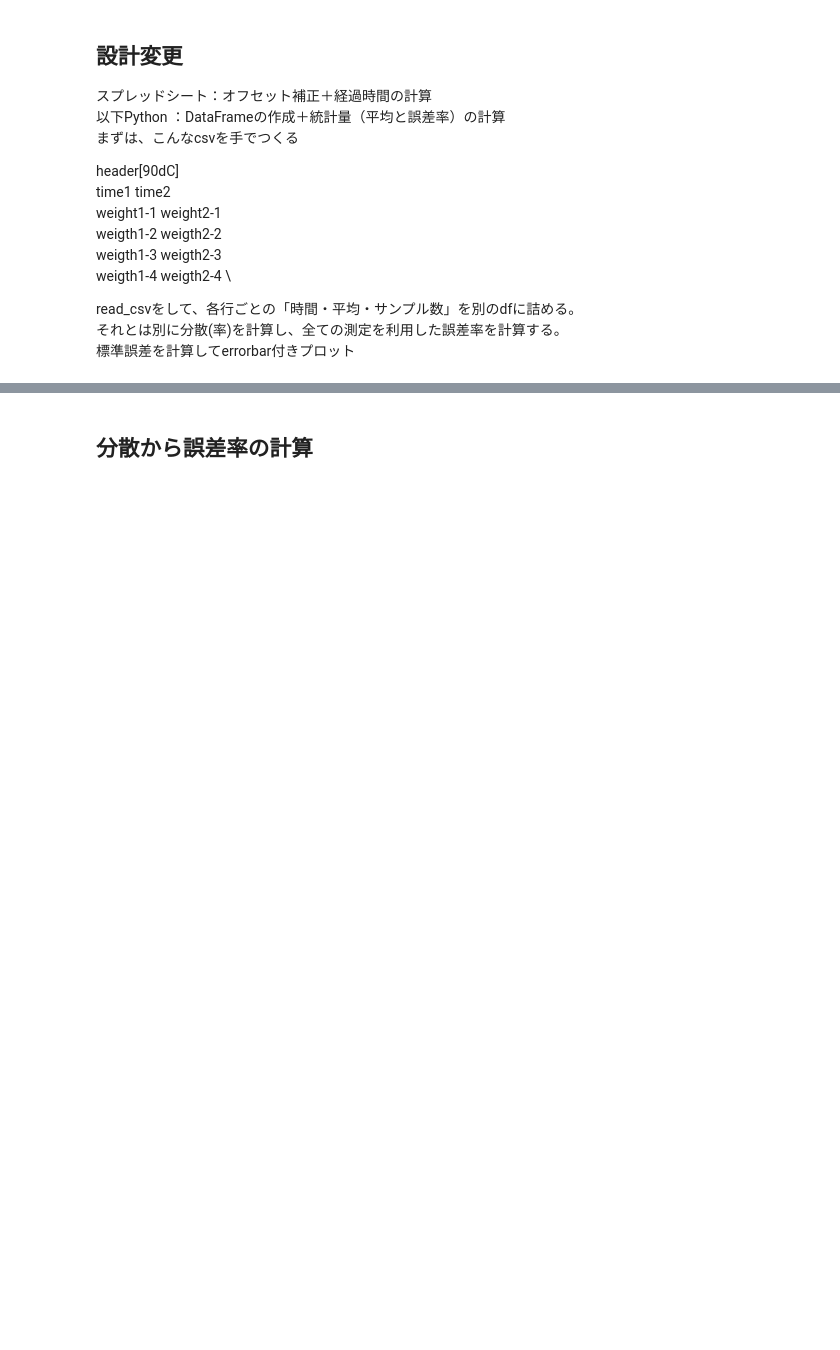
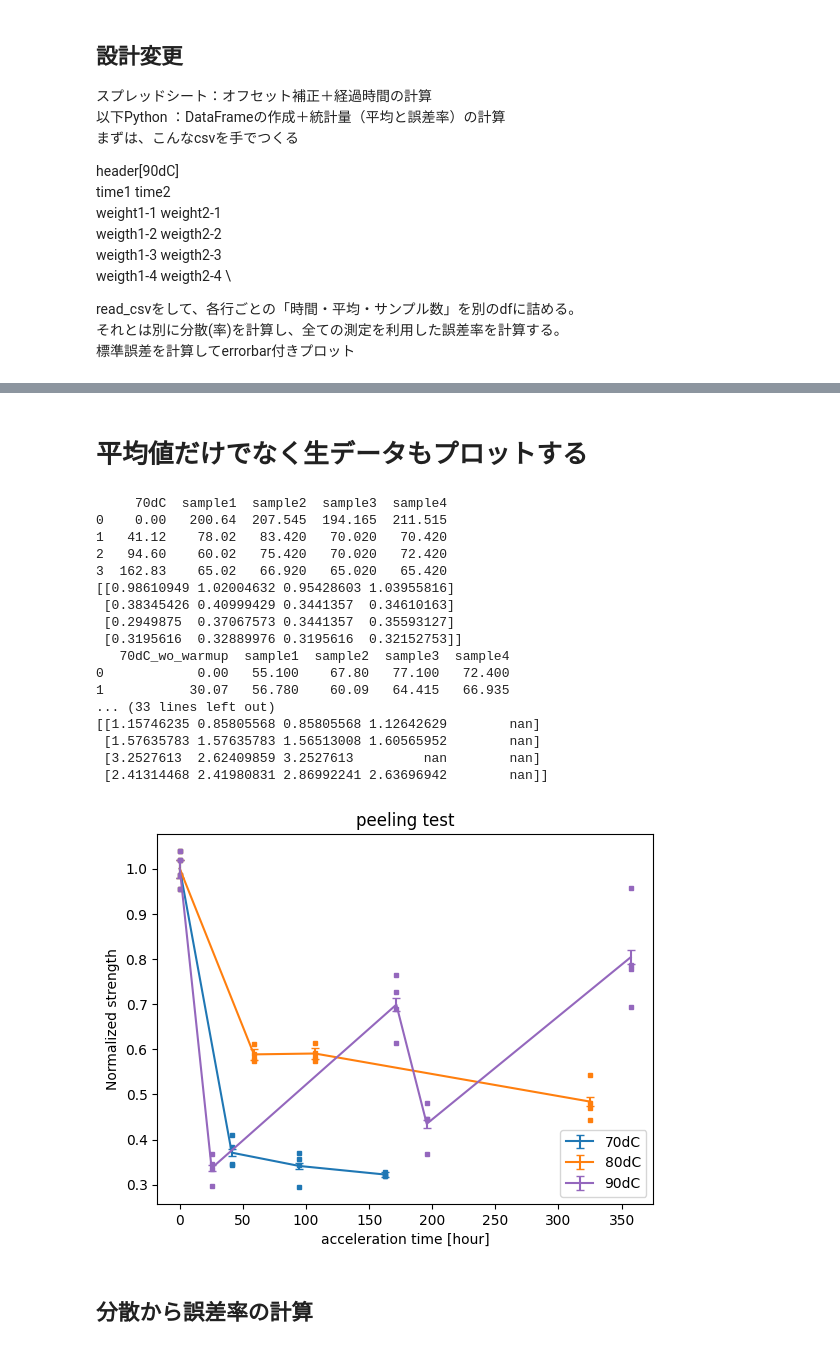
Before and after one commit to Dwaka-epx/Python-codes, a Jupyter notebook: tape/strengthTest.ipynb, the cells around one changed output, grey strips where cells are left out. Saved outputs shown, nothing was run; the diff lists cells and outputs as text; code cells hidden in the pictures; blank space fills up the shorter version.

```diff
--- a/tape/strengthTest.ipynb
+++ b/tape/strengthTest.ipynb
@@ -141,3 +142,71 @@ plt.show()
+# %% [markdown]
+# 平均値だけでなく生データもプロットする
+# %%
+import pandas as pd
+import matplotlib.pyplot as plt
+import numpy as np
+import glob as glob
+
+fig, ax = plt.subplots()
+colors = ['tab:blue','red','tab:orange','tab:purple','tab:green']
+errlist = [0.01394836*np.sqrt(2),0.00691378*np.sqrt(2)]#比の値について誤差の伝播則よりsqrt(2)が必要
+
+type=0
+typeOfTest=['peeling','shearing']
+Rerr =errlist[type]
+csv_files = sorted(glob.glob(typeOfTest[type]+'Table_*.csv'))
+
+for itemp,file in enumerate(csv_files):
+	df = pd.read_csv(file,sep="\t"
+									 )
+	print(df)
+	temp_accel=df.columns.values[0]
+	t_accel=df.iloc[:,0].to_numpy()
+	weightMean=df.iloc[:,1:].mean(axis='columns').to_numpy()
+	weightRawData=df.iloc[:,1:].to_numpy()/weightMean[0]
+	print(weightRawData)
+	normalizedWight = weightMean/weightMean[0]
+	if(temp_accel == '70dC_wo_warmup' or temp_accel == '90dC_w_heatgun'):
+		continue
+	myformat = 's'
+	ax.plot(t_accel, weightRawData,marker='s',ms=2.5 ,linestyle='',color=colors[itemp])
+	myformat = '-'
+	ax.errorbar(t_accel,normalizedWight,yerr=normalizedWight*Rerr
+						 , capsize=3
+						 , fmt=myformat
+						 , ecolor=colors[itemp], color=colors[itemp]
+						#  ,ms=3 , mec='k'
+						 , label=temp_accel)
+
+ax.set_xlabel('acceleration time [hour]')
+ax.set_ylabel('Normalized strength')
+#plt.yscale('log')
+plt.legend(
+	#loc='upper left'
+	)
+ax.set_title(f'{typeOfTest[type]} test')
+#plt.ylim([0,1.5])
+#plt.xscale("log")
+plt.show()
+# %% [output]
+     70dC  sample1  sample2  sample3  sample4
+0    0.00   200.64  207.545  194.165  211.515
+1   41.12    78.02   83.420   70.020   70.420
+2   94.60    60.02   75.420   70.020   72.420
+3  162.83    65.02   66.920   65.020   65.420
+[[0.98610949 1.02004632 0.95428603 1.03955816]
+ [0.38345426 0.40999429 0.3441357  0.34610163]
+ [0.2949875  0.37067573 0.3441357  0.35593127]
+ [0.3195616  0.32889976 0.3195616  0.32152753]]
+   70dC_wo_warmup  sample1  sample2  sample3  sample4
+0            0.00   55.100    67.80   77.100   72.400
+1           30.07   56.780    60.09   64.415   66.935
+... (33 lines left out)
+[[1.15746235 0.85805568 0.85805568 1.12642629        nan]
+ [1.57635783 1.57635783 1.56513008 1.60565952        nan]
+ [3.2527613  2.62409859 3.2527613         nan        nan]
+ [2.41314468 2.41980831 2.86992241 2.63696942        nan]]
+[figure, added]
 # %% [markdown]
 ## 分散から誤差率の計算
 # %%
```
Also changed, not shown: parts of 1 cell of this notebook, 10 other files.
